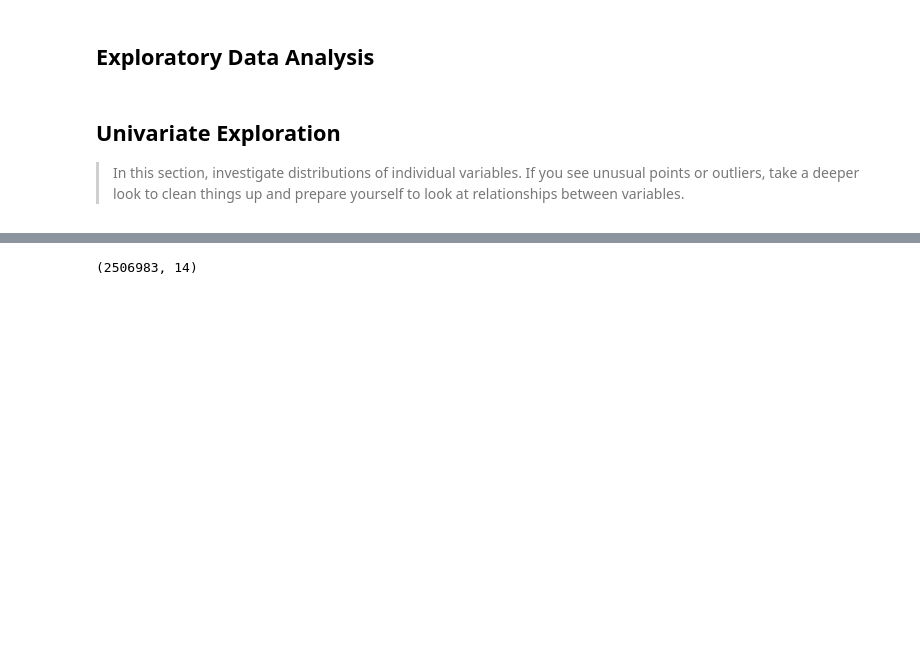
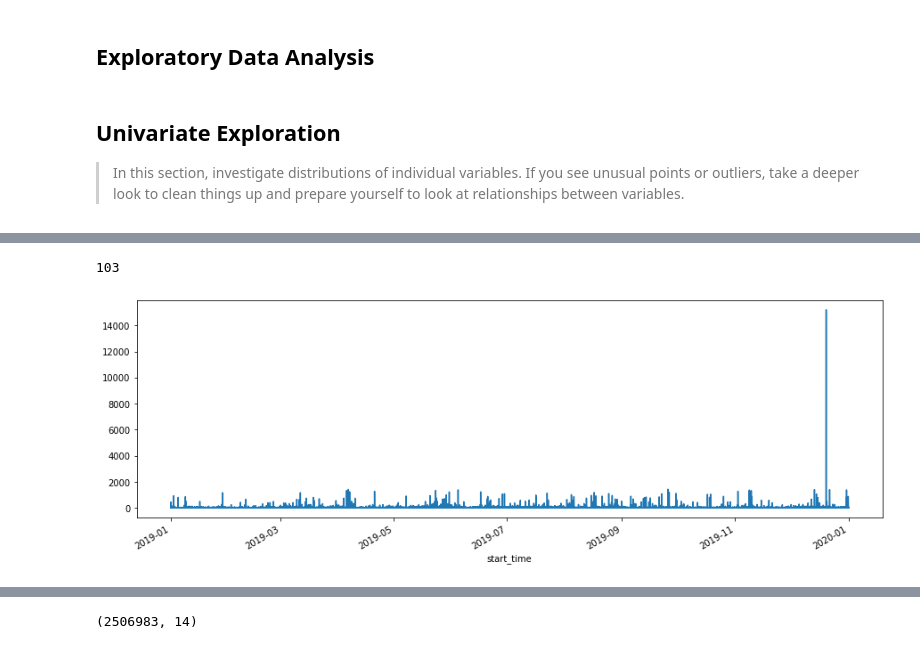
Before and after one commit to chpolyzo/DAND, a Jupyter notebook: fifth_project/exploration.ipynb, the cells around one changed output, grey strips where cells are left out. Cells and saved outputs as stored; diff of their text form; code cells hidden in the pictures; blank space fills up the shorter version.

```diff
--- a/fifth_project/exploration.ipynb
+++ b/fifth_project/exploration.ipynb
@@ -722,3 +733,7 @@ plt.savefig("san-francisco-street-trees.png", bbox_inches='tight', pad_inches=0)
 > In this section, investigate distributions of individual variables. If
 you see unusual points or outliers, take a deeper look to clean things up
 and prepare yourself to look at relationships between variables.
+# %%
+san_jose_df['duration_min'] = san_jose_df['duration_sec']//60
+sf_df['duration_min'] = sf_df['duration_sec']//60
+oakland_df['duration_min'] = oakland_df['duration_sec']//60
@@ -724,0 +758,6 @@ and prepare yourself to look at relationships between variables.
+# %%
+#drop invalid_geo records
+records_to_drop = geo_df.iloc[invalid_geo.index]
+len(records_to_drop)
+# %% [output]
+103
@@ -724,0 +766,6 @@ and prepare yourself to look at relationships between variables.
+# %%
+plt.figure(figsize = (15, 5))
+san_jose_df.index = san_jose_df['start_time']
+san_jose_df.duration_min.plot.line();
+# %% [output]
+[figure, added]
```
Also changed, not shown: parts of 35 cells of this notebook, 5 other files.
